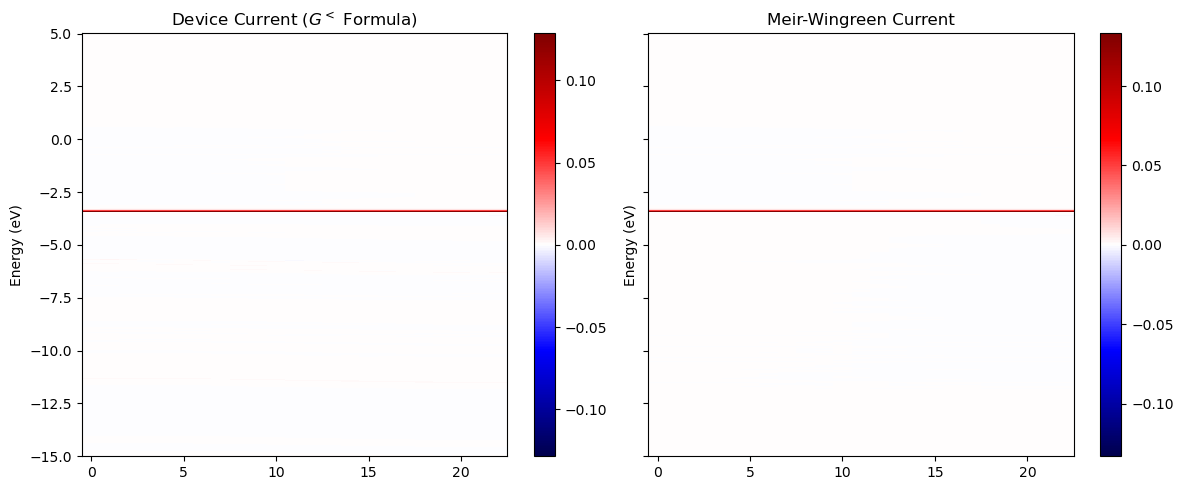
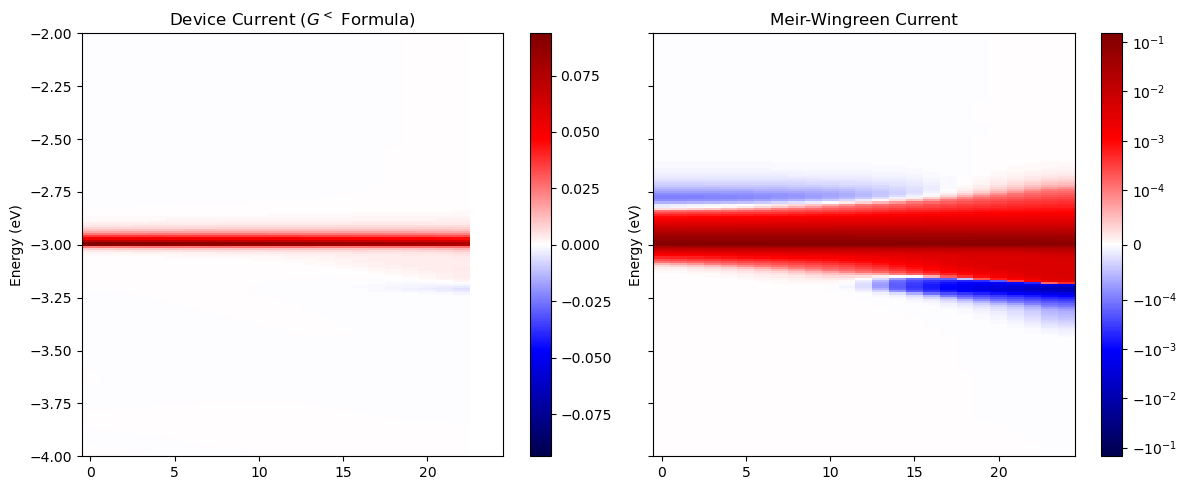
Code edit (unified diff) that turned the first committed figure into the second:
--- before
+++ after
@@ -18,8 +18,8 @@
     energies,
     cmap="seismic",
-    norm=mpl.colors.CenteredNorm(vcenter=0),
-    # norm=mpl.colors.SymLogNorm(linthresh=1e-4, vmin=-0.15, vmax=0.15, base=10),
+    # norm=mpl.colors.CenteredNorm(vcenter=0),
+    norm=mpl.colors.SymLogNorm(linthresh=1e-4, vmin=-0.15, vmax=0.15, base=10),
 )
 
 ax_meir_wingreen.set_title("Meir-Wingreen Current")
-# ax_meir_wingreen.set_ylim(-4, -2.0)
+ax_meir_wingreen.set_ylim(-4, -2.0)

Commit: fixes to get the latest adaptive version working, before the rebase to dev with meir-wingreen fixes